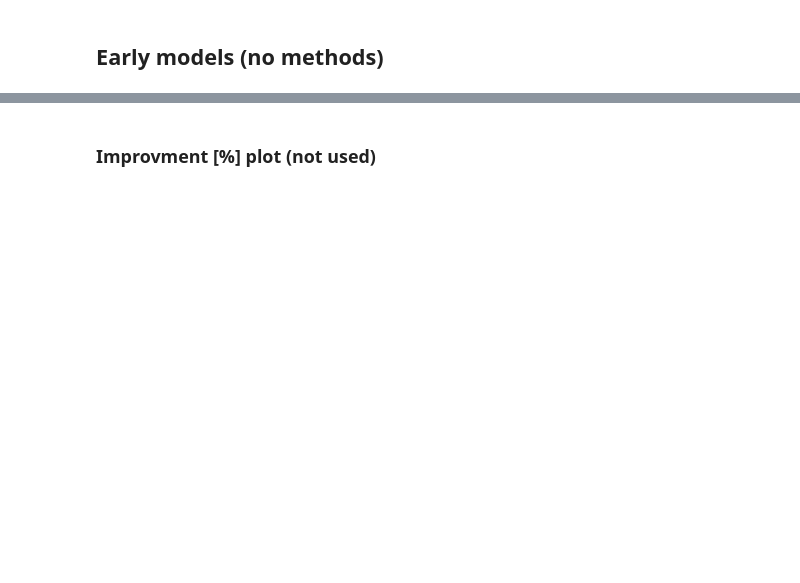
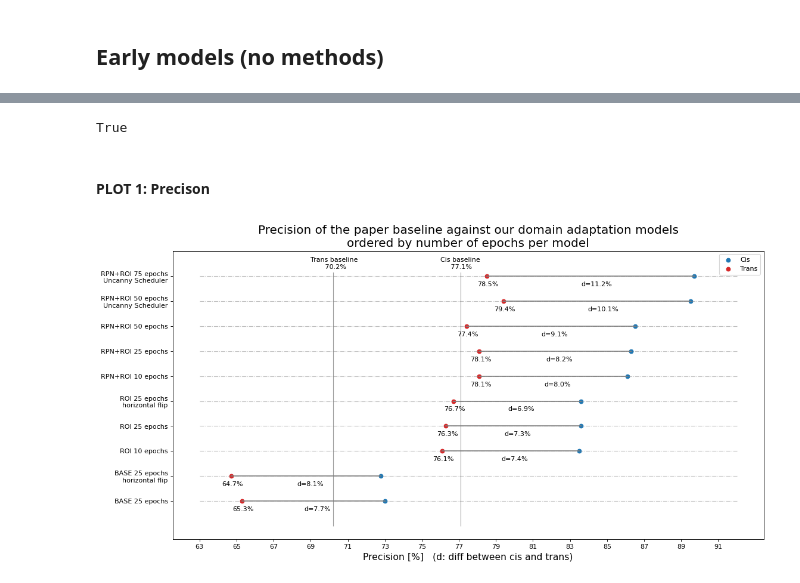
Before and after one commit to Hazot/Animal-Detection-and-Generalization, a Jupyter notebook: plots_maker_notebook.ipynb, the cells around one changed output, grey strips where cells are left out. Saved outputs shown, nothing was run; the diff lists cells and outputs as text; code cells hidden in the pictures; blank space fills up the shorter version.

Commit message:
Every results are fine - missing 2 trainings

```diff
--- a/plots_maker_notebook.ipynb
+++ b/plots_maker_notebook.ipynb
@@ -1027,2 +874,53 @@ ax.legend()
-# %% [markdown]
-### Improvment [%] plot (not used)
+# %%
+results_1 = np.array([base_25, base_25_horiz_flip, roi_10, roi_25, roi_25_horiz_flip, rpn_10, rpn_25, rpn_50,
+                      rpn_50_bug, rpn_75_bug])
+results_1_index = ["BASE 25 epochs", "BASE 25 epochs\nhorizontal flip", "ROI 10 epochs", "ROI 25 epochs",
+                 "ROI 25 epochs\nhorizontal flip", "RPN+ROI 10 epochs", "RPN+ROI 25 epochs", "RPN+ROI 50 epochs",
+                 "RPN+ROI 50 epochs\nUncanny Scheduler", "RPN+ROI 75 epochs\nUncanny Scheduler"]
+results_1.shape[0] == len(results_1_index)
+# %% [output]
+True
+# %% [markdown]
+#### PLOT 1: Precison
+# %%
+# Calculates the difference between the different results and the baseline
+diffs_cis_trans_1_prec = np.round((results_1[:, :1] - results_1[:, 1:2])*100, 3)
+
+# Values to change for plot
+results = results_1
+diffs_cis_trans = diffs_cis_trans_1_prec
+index = results_1_index
+cis_val = results[:, 0]*100
+trans_val = results[:, 1]*100
+n = len(cis_val)
+x = np.arange(n)
+base_cis = base_paper[0]
+base_trans = base_paper[1]
+min_x = np.ceil(np.min(trans_val) - 2)
+max_x = np.ceil(np.max(cis_val) + 2)
+
+# Make the plot
+
+fig, ax = plt.subplots(figsize=(16,8), dpi= 80)
+# Precision
+ax.scatter(x = cis_val, y = x, label="Cis", color="tab:blue")
+ax.scatter(x = trans_val, y = x, label='Trans', color="tab:red")
+ax.hlines(y=index, xmin=min_x, xmax=max_x, color='gray', alpha=0.5, linewidth=1, linestyles='dashdot')
+ax.vlines(x=base_cis*100, ymin=-1, ymax=n-0.5, color='gray', alpha=0.8, linewidth=1)
+ax.vlines(x=base_trans*100, ymin=-1, ymax=n-0.5, color='gray', alpha=0.8, linewidth=1)
+ax.text(base_trans*100-1.2, results.shape[0]-0.7, 'Trans baseline\n       70.2%', bbox=dict(facecolor='white', edgecolor='none'))
+ax.text(base_cis*100-1.1, results.shape[0]-0.7, 'Cis baseline\n     77.1%', bbox=dict(facecolor='white', edgecolor='none'))
+
+for i in range(n):
+    plt.plot([trans_val[i], cis_val[i]], [i, i], color='tab:gray')
+    plt.text(trans_val[i] - 0.5 + diffs_cis_trans[i]/2, i-0.4, 'd=' + ''.join(map(str, diffs_cis_trans[i])) + '%')
+    plt.text(trans_val[i] - 0.5, i-0.4, str(round(trans_val[i], 3)) + '%')
+
+ax.set_title('Precision of the paper baseline against our domain adaptation models\n'+
+             'ordered by number of epochs per model', fontdict={'size':18})
+ax.set_xlabel('Precision [%]   (d: diff between cis and trans)', fontdict={'size':14})
+ax.set_xticks(np.arange(min_x, max_x, 2.0))
+ax.legend()
+fig.savefig("saved_figures/main_report_figures/early_models_precision_figure.jpg")
+# %% [output]
+[figure, added]
```
Also changed, not shown: parts of 38 cells of this notebook, 13 other files.
